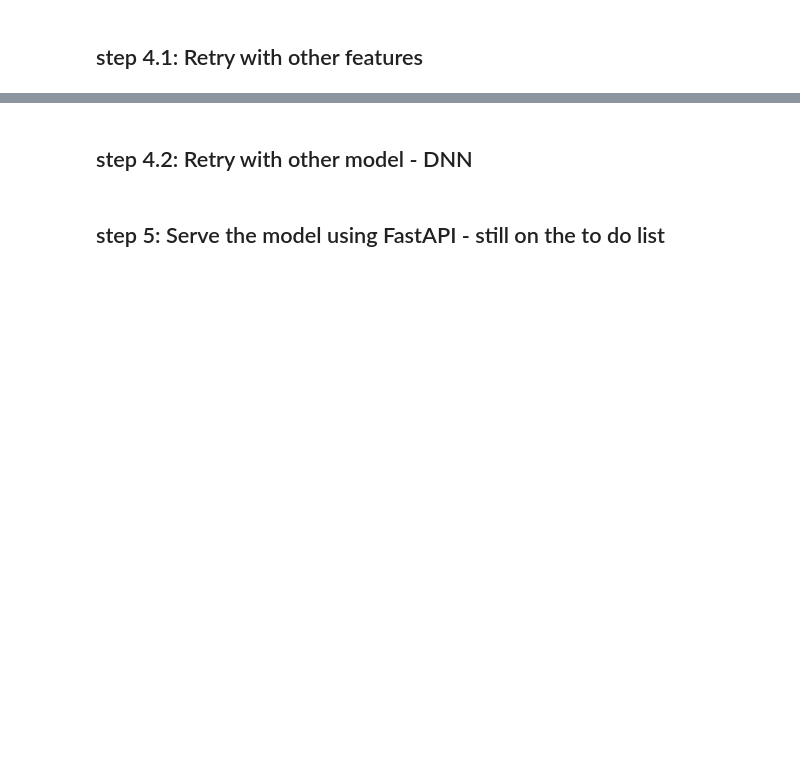
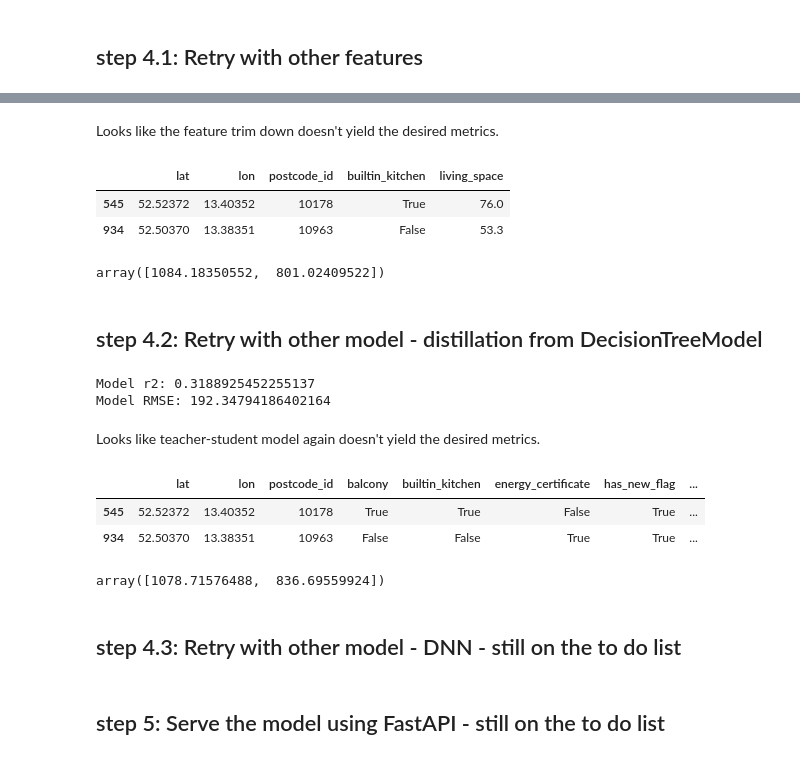
Before and after one commit to matthew-thaokhamlue/Berlin-flat-pricing-prediction, a Jupyter notebook: Berlin flat price model.ipynb, the cells around one changed output, grey strips where cells are left out. Drawn from its saved outputs; the diff is of its cells as text; code cells hidden in the pictures; blank space fills up the shorter version.

```diff
--- a/Berlin flat price model.ipynb
+++ b/Berlin flat price model.ipynb
@@ -214,0 +336,14 @@ print(f"Model RMSE: {RMSE}")
+# %% [markdown]
+Looks like the feature trim down doesn't yield the desired metrics.
+# %%
+X_test[:2]
+# %% [output]
+|  | lat | lon | postcode_id | builtin_kitchen | living_space |
+| 545 | 52.52372 | 13.40352 | 10178 | True | 76.0 |
+| 934 | 52.50370 | 13.38351 | 10963 | False | 53.3 |
+# %%
+rfr.predict(X_test[:2])
+# %% [output]
+array([1084.18350552,  801.02409522])
+# %% [markdown]
+## step 4.2: Retry with other model - distillation from DecisionTreeModel
@@ -215,2 +352,38 @@ print(f"Model RMSE: {RMSE}")
+# %%
+X = df[final_features]
+y = df['warm_price']
+X_train, X_test, y_train, y_test = train_test_split(X, y, test_size=0.2, random_state=SEED)
+
+rfr = RandomForestRegressor(max_depth=16,
+                           n_estimators=700,
+                           max_features='log2',
+                           random_state=SEED)
+
+dtr = DecisionTreeRegressor(max_depth=10,
+                           max_features='log2',
+                           min_samples_leaf=1,
+                           random_state=SEED,)
+
+distilled_y = dtr.fit(X_train,y_train).predict(X_train)
+rfr.fit(X_train, distilled_y)
+r2 = r2_score(y_test,y_pred)
+RMSE = mean_squared_error(y_test,y_pred,squared=False)
+print(f"Model r2: {r2}")
+print(f"Model RMSE: {RMSE}")
+# %% [output]
+Model r2: 0.3188925452255137
+Model RMSE: 192.34794186402164
+# %% [markdown]
+Looks like teacher-student model again doesn't yield the desired metrics.
+# %%
+X_test[:2]
+# %% [output]
+|  | lat | lon | postcode_id | balcony | builtin_kitchen | energy_certificate | has_new_flag | ... |
+| 545 | 52.52372 | 13.40352 | 10178 | True | True | False | True | ... |
+| 934 | 52.50370 | 13.38351 | 10963 | False | False | True | True | ... |
+# %%
+rfr.predict(X_test[:2])
+# %% [output]
+array([1078.71576488,  836.69559924])
 # %% [markdown]
-## step 4.2: Retry with other model - DNN
+## step 4.3: Retry with other model - DNN - still on the to do list
```
Also changed, not shown: parts of 21 cells of this notebook.
